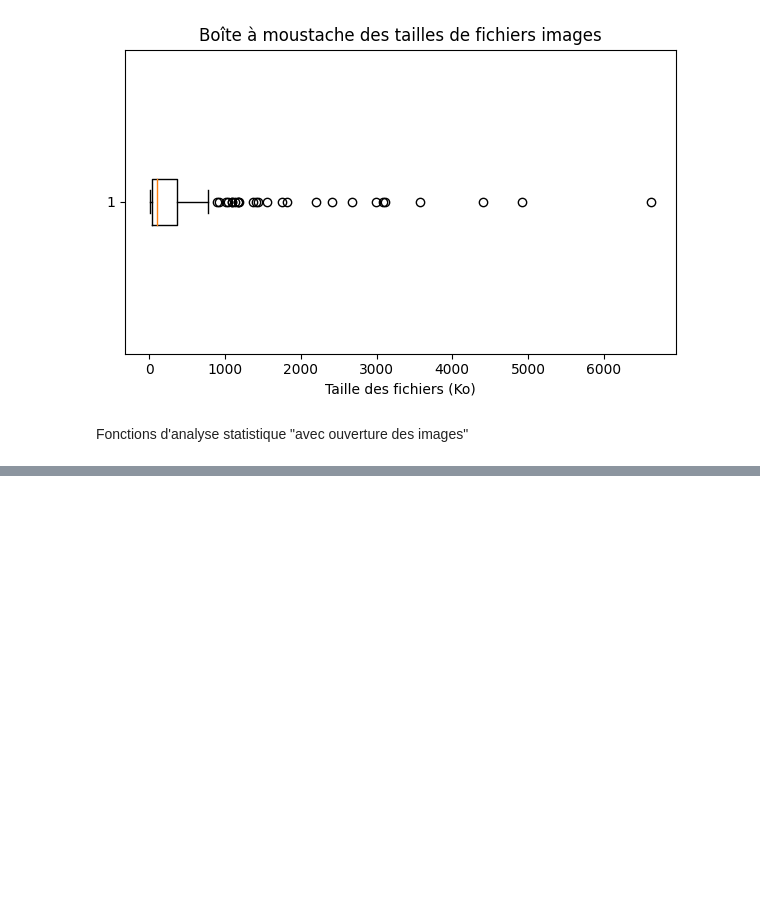
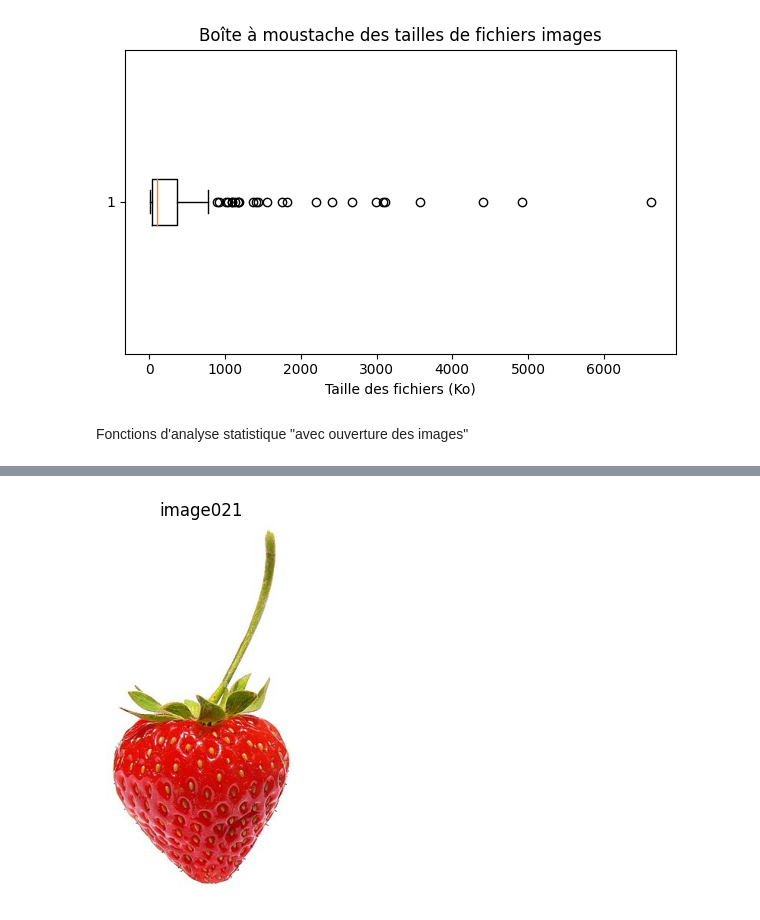
Before and after one commit to Bertrando51100/INFO0911, a Jupyter notebook: fonctions.ipynb, the cells around one changed output, grey strips where cells are left out. Saved outputs shown, nothing was run; the diff lists cells and outputs as text; code cells hidden in the pictures; blank space fills up the shorter version.

```diff
--- a/fonctions.ipynb
+++ b/fonctions.ipynb
@@ -214,0 +353,80 @@ Fonctions d'analyse statistique "avec ouverture des images"
+# %%
+def afficher_image(classe, base="BD_images"):
+    """
+    Affiche l'image correspondant à la classe donnée (ex : Montres_371).
+    Prend les deux chiffres après le _ pour le nom du dossier (ex : Montres_37).
+    Va chercher l'image 'image371.jpg' dans le dossier 'Montres_37'.
+    """
+    if "_" in classe:
+        prefix, numero = classe.rsplit("_", 1)
+        dossier_num = numero[:2]  # prend les deux premiers chiffres après le _
+        dossier = os.path.join(base, f"{prefix}_{dossier_num}")
+        nom_image = f"image{numero}.jpg"
+        chemin = os.path.join(dossier, nom_image)
+        if os.path.isfile(chemin):
+            nom_fichier = os.path.splitext(os.path.basename(chemin))[0]
+            try:
+                img = Image.open(chemin)
+                plt.imshow(img)
+                plt.axis('off')
+                plt.title(nom_fichier)
+                plt.show()
+            except Exception as e:
+                print(f"Erreur ouverture {chemin} : {e}")
+            return
+        else:
+            print(f"Image non trouvée : {chemin}")
+            return
+
+    # Fallback : cherche la première image du dossier
+    dossier = os.path.join(base, classe)
+    for f in os.listdir(dossier):
+        if f.lower().endswith(('.jpg', '.jpeg', '.png', '.bmp', '.gif')):
+            chemin = os.path.join(dossier, f)
+            nom_fichier = os.path.splitext(os.path.basename(chemin))[0]
+            try:
+                img = Image.open(chemin)
+                plt.imshow(img)
+                plt.axis('off')
+                plt.title(nom_fichier)
+                plt.show()
+            except Exception as e:
+                print(f"Erreur ouverture {chemin} : {e}")
+            return
+    print(f"Aucune image trouvée pour la classe {classe}")
+
+def afficher_classe(repertoire):
+    """
+    Affiche toutes les images d’une classe dans une même figure (grille 1×N).
+    """
+    extensions = ('.jpg', '.jpeg', '.png', '.bmp', '.gif')
+    images = [f for f in os.listdir(repertoire) if f.lower().endswith(extensions)]
+    n = len(images)
+    if n == 0:
+        print("Aucune image trouvée dans le répertoire :", repertoire)
+        return
+
+    fig, axes = plt.subplots(1, n, figsize=(4*n, 4))
+    if n == 1:
+        axes = [axes]
+    for ax, img_name in zip(axes, images):
+        chemin = os.path.join(repertoire, img_name)
+        try:
+            img = Image.open(chemin)
+            ax.imshow(img)
+            ax.set_title(os.path.splitext(img_name)[0])
+            ax.axis('off')
+        except Exception as e:
+            ax.set_title("Erreur")
+            ax.axis('off')
+            print(f"Erreur ouverture {chemin} : {e}")
+    plt.tight_layout()
+    plt.show()
+
+## afficher_image
+afficher_image("Fraises_021")
+
+## afficher_classe
+afficher_classe("./BD_images/Montres_37")
+# %% [output]
+[figure, added]
```
Also changed, not shown: parts of 3 cells of this notebook.
